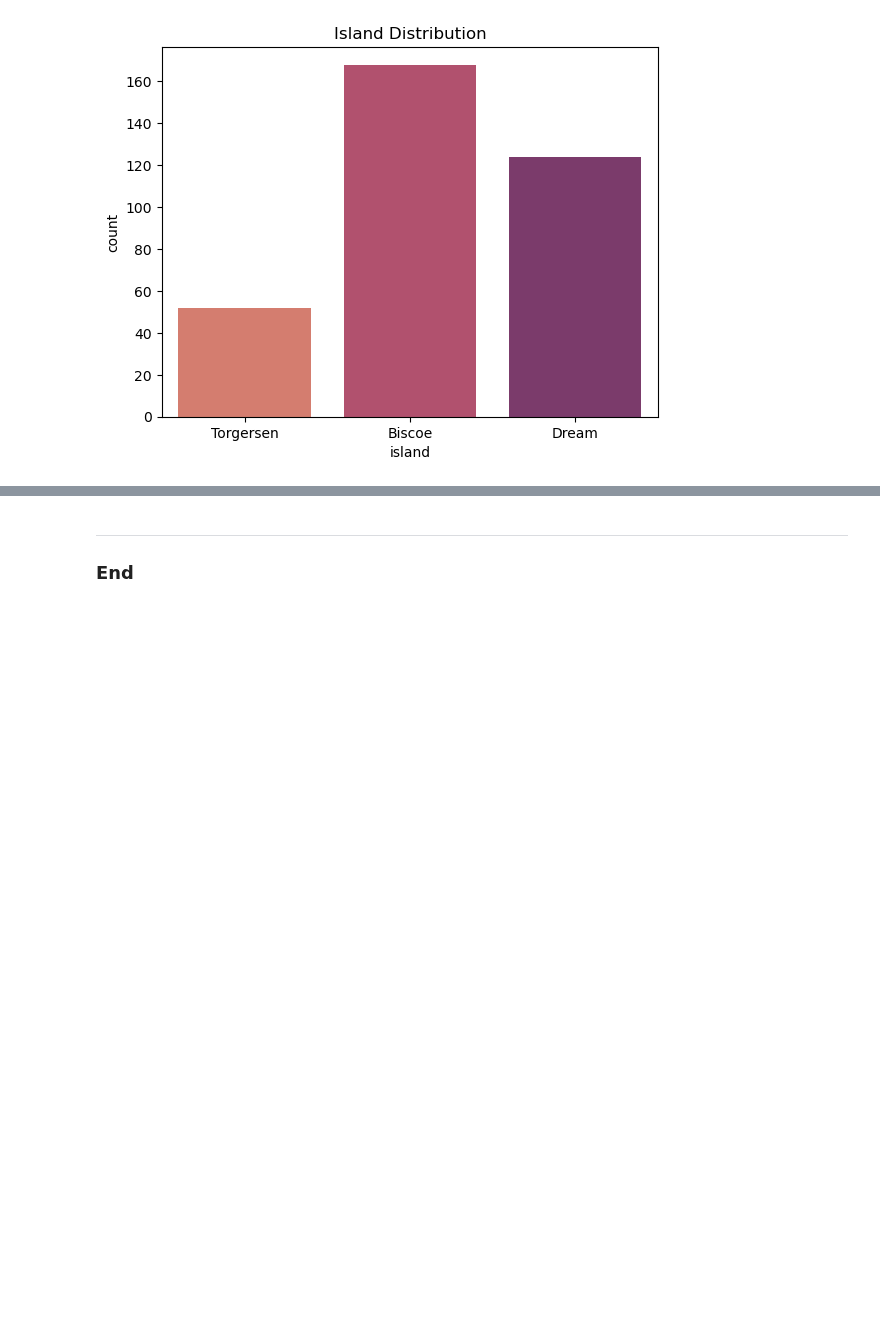
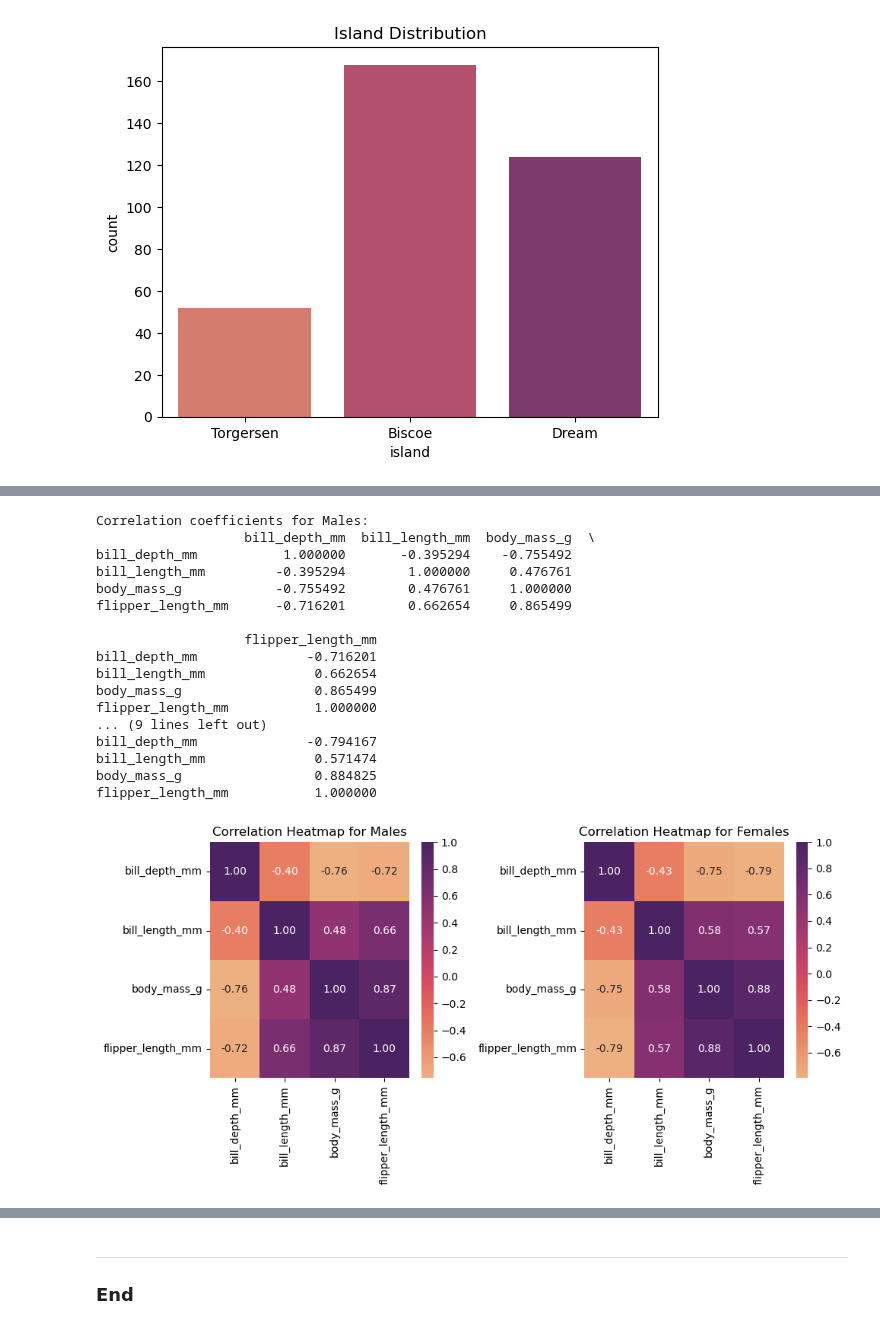
Before and after one commit to briannemcgrath/Principles-of-Data-Analytics, a Jupyter notebook: penguins.ipynb, the cells around one changed output, grey strips where cells are left out. Cells and saved outputs as stored; diff of their text form; code cells hidden in the pictures; blank space fills up the shorter version.

Commit message:
Added Heatmaps and Additional Text

```diff
--- a/penguins.ipynb
+++ b/penguins.ipynb
@@ -201,0 +213,46 @@ Brainstorm / To Do:
+# %%
+# Calculate correlation coefficients for males
+male_correlation = df[df['sex'] == 'MALE'][['bill_depth_mm', 'bill_length_mm', 'body_mass_g', 'flipper_length_mm']].corr()
+
+# Calculate correlation coefficients for females
+female_correlation = df[df['sex'] == 'FEMALE'][['bill_depth_mm', 'bill_length_mm', 'body_mass_g', 'flipper_length_mm']].corr()
+
+# Displaying correlation coefficients
+print("\nCorrelation coefficients for Males:")
+print(male_correlation)
+
+print("\nCorrelation coefficients for Females:")
+print(female_correlation)
+
+# Visualize correlations using heatmaps with "flare" color palette
+plt.figure(figsize=(10, 5))
+
+plt.subplot(1, 2, 1)
+sns.heatmap(male_correlation, annot=True, cmap='flare', fmt='.2f')
+plt.title('Correlation Heatmap for Males')
+
+plt.subplot(1, 2, 2)
+sns.heatmap(female_correlation, annot=True, cmap='flare', fmt='.2f')
+plt.title('Correlation Heatmap for Females')
+
+plt.tight_layout()
+plt.show()
+# %% [output]
+Correlation coefficients for Males:
+                   bill_depth_mm  bill_length_mm  body_mass_g  \
+bill_depth_mm           1.000000       -0.395294    -0.755492
+bill_length_mm         -0.395294        1.000000     0.476761
+body_mass_g            -0.755492        0.476761     1.000000
+flipper_length_mm      -0.716201        0.662654     0.865499
+
+                   flipper_length_mm
+bill_depth_mm              -0.716201
+bill_length_mm              0.662654
+body_mass_g                 0.865499
+flipper_length_mm           1.000000
+... (9 lines left out)
+bill_depth_mm              -0.794167
+bill_length_mm              0.571474
+body_mass_g                 0.884825
+flipper_length_mm           1.000000
+[figure, added]
```
Also changed, not shown: parts of 4 cells of this notebook.
